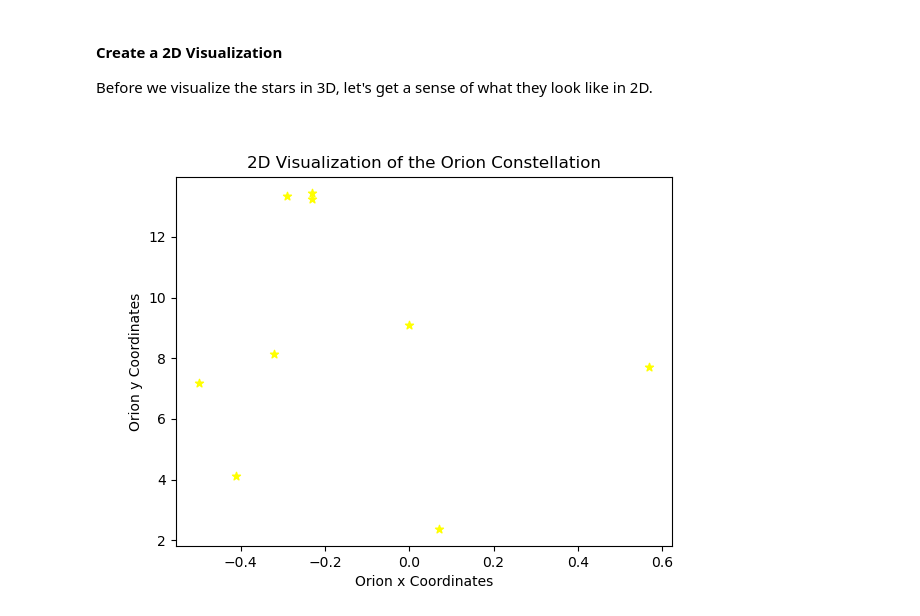
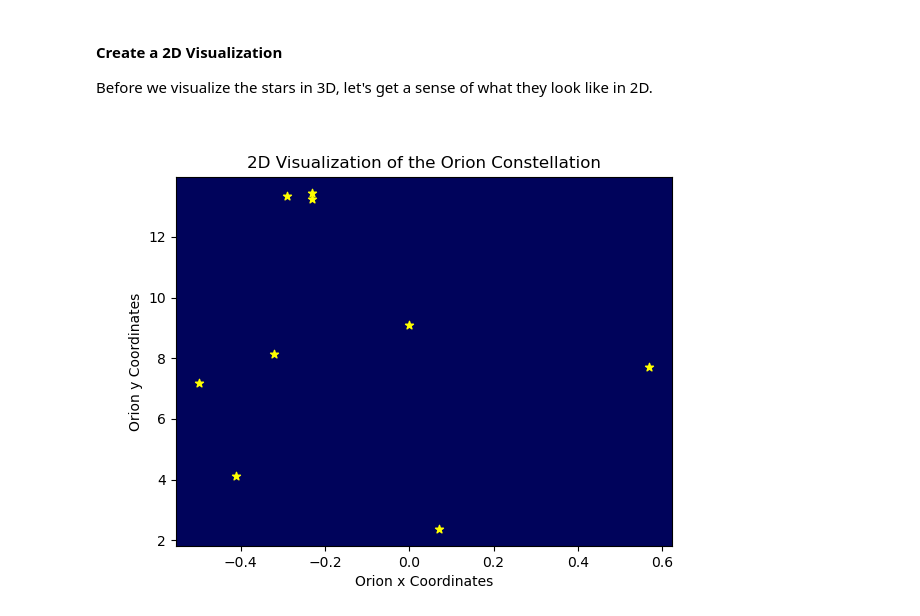
Before and after one commit to soyuz108/Visualization.OrionConstellation, a Jupyter notebook: orion_constellation.ipynb, the cells around one changed output. Drawn from its saved outputs; the diff is of its cells as text; code cells hidden in the pictures.

Commit message:
Changed background for 2D, added code for 3D

```diff
--- a/orion_constellation.ipynb
+++ b/orion_constellation.ipynb
@@ -35,15 +35,17 @@ Before we visualize the stars in 3D, let's get a sense of what they look like in
 # %%
 # Create a figure for 2D plot
 fig = plt.figure()
 # Add a single subplot
-fig.add_subplot(1,1,1)
+constellation2d = fig.add_subplot(1,1,1)
 # Visualize x & y coordinates
 plt.scatter(x, y, color="yellow", marker="*" )
 # Give titles
 plt.title("2D Visualization of the Orion Constellation")
 plt.xlabel("Orion x Coordinates")
 plt.ylabel("Orion y Coordinates")
+# Change background color
+constellation2d.set_facecolor("#00035b")
 # Render visualization
 plt.show()
 # %% [output]
-[figure, old version]
+[figure, new version]
```
Also changed, not shown: parts of 2 cells of this notebook.
